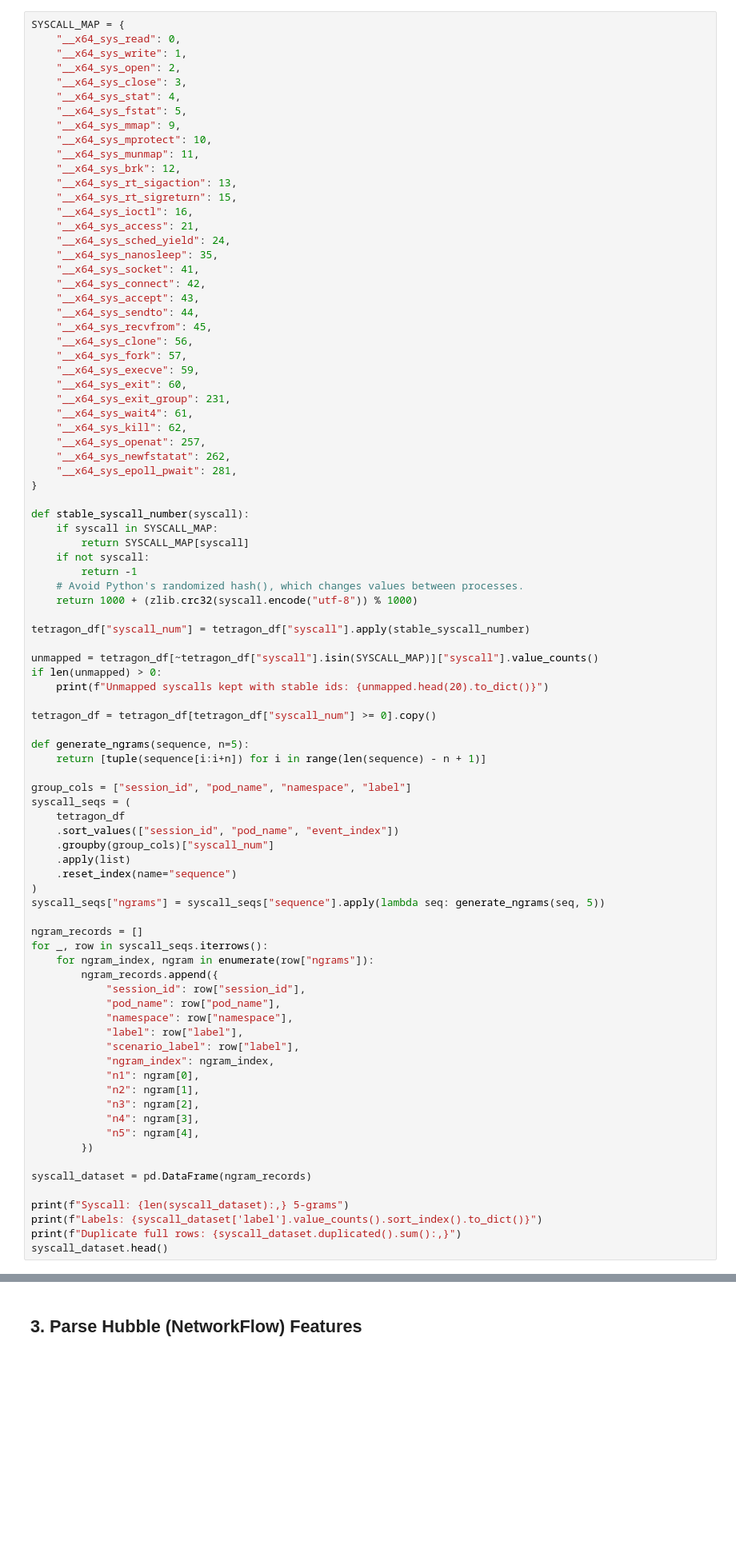
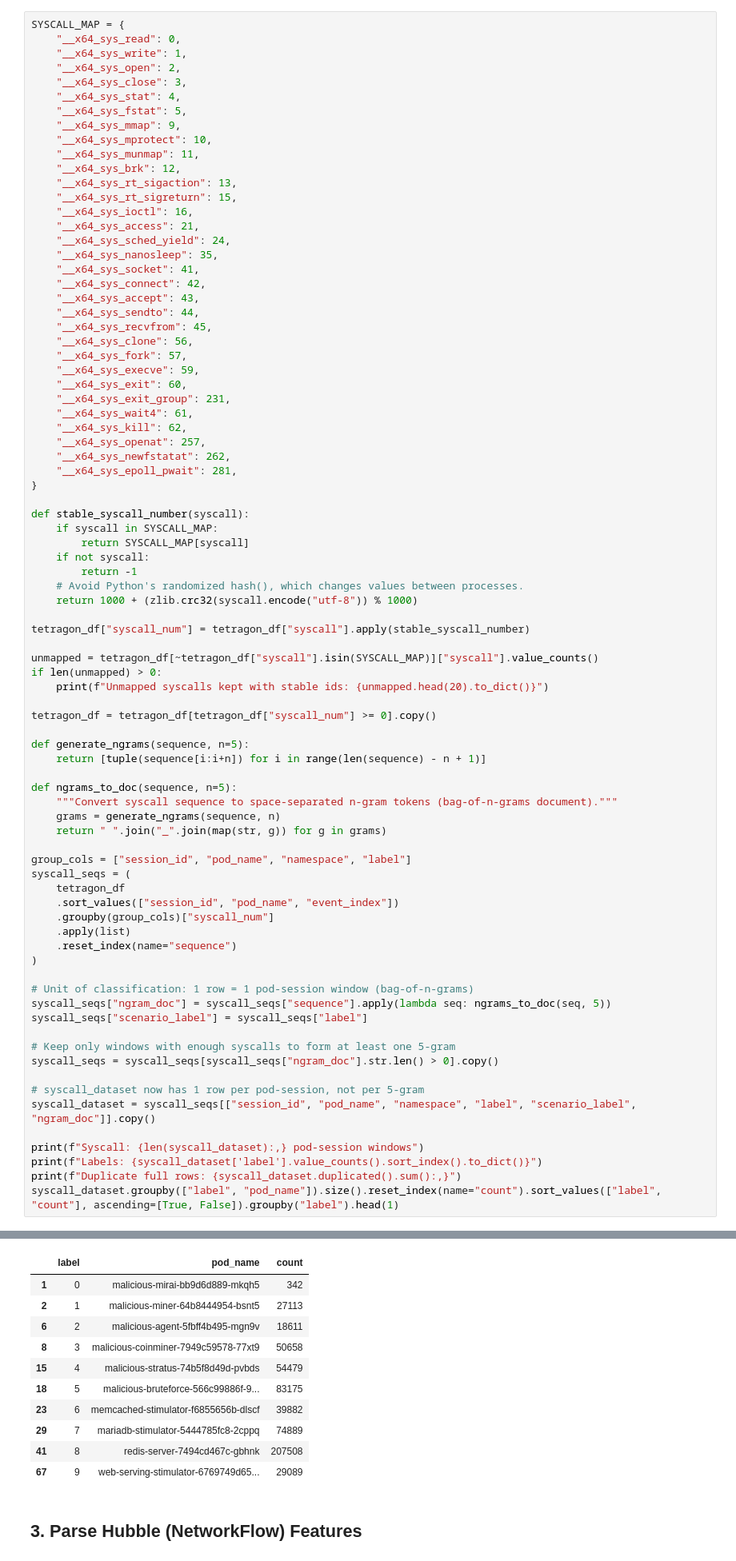
Before and after one commit to danielcristho/K-WATCH, a Jupyter notebook: feature_engineering/pre_processing.ipynb, the cells around one changed output, grey strips where cells are left out. Shown at 80% size. Saved outputs shown, nothing was run; the diff lists cells and outputs as text; blank space fills up the shorter version.

```diff
--- a/feature_engineering/pre_processing.ipynb
+++ b/feature_engineering/pre_processing.ipynb
@@ -286,6 +391,11 @@ tetragon_df = tetragon_df[tetragon_df["syscall_num"] >= 0].copy()
 def generate_ngrams(sequence, n=5):
     return [tuple(sequence[i:i+n]) for i in range(len(sequence) - n + 1)]
 
+def ngrams_to_doc(sequence, n=5):
+    """Convert syscall sequence to space-separated n-gram tokens (bag-of-n-grams document)."""
+    grams = generate_ngrams(sequence, n)
+    return " ".join("_".join(map(str, g)) for g in grams)
+
 group_cols = ["session_id", "pod_name", "namespace", "label"]
 syscall_seqs = (
     tetragon_df
@@ -294,28 +404,19 @@ syscall_seqs = (
     .apply(list)
     .reset_index(name="sequence")
 )
-syscall_seqs["ngrams"] = syscall_seqs["sequence"].apply(lambda seq: generate_ngrams(seq, 5))
 
-ngram_records = []
-for _, row in syscall_seqs.iterrows():
-    for ngram_index, ngram in enumerate(row["ngrams"]):
-        ngram_records.append({
-            "session_id": row["session_id"],
-            "pod_name": row["pod_name"],
-            "namespace": row["namespace"],
-            "label": row["label"],
-            "scenario_label": row["label"],
-            "ngram_index": ngram_index,
-            "n1": ngram[0],
-            "n2": ngram[1],
-            "n3": ngram[2],
-            "n4": ngram[3],
-            "n5": ngram[4],
-        })
+# Unit of classification: 1 row = 1 pod-session window (bag-of-n-grams)
+syscall_seqs["ngram_doc"] = syscall_seqs["sequence"].apply(lambda seq: ngrams_to_doc(seq, 5))
+syscall_seqs["scenario_label"] = syscall_seqs["label"]
 
-syscall_dataset = pd.DataFrame(ngram_records)
+# Keep only windows with enough syscalls to form at least one 5-gram
+syscall_seqs = syscall_seqs[syscall_seqs["ngram_doc"].str.len() > 0].copy()
 
-print(f"Syscall: {len(syscall_dataset):,} 5-grams")
+# syscall_dataset now has 1 row per pod-session, not per 5-gram
+syscall_dataset = syscall_seqs[["session_id", "pod_name", "namespace", "label", "scenario_label", "ngram_doc"]].copy()
+
+print(f"Syscall: {len(syscall_dataset):,} pod-session windows")
 print(f"Labels: {syscall_dataset['label'].value_counts().sort_index().to_dict()}")
 print(f"Duplicate full rows: {syscall_dataset.duplicated().sum():,}")
-syscall_dataset.head()
+syscall_dataset.groupby(["label", "pod_name"]).size().reset_index(name="count").sort_values(["label", "count"], ascending=[True, False]).groupby("label").head(1)
+# %% [output]
@@ -322,3 +426,14 @@ syscall_dataset.head()
+|  | label | pod_name | count |
+| 1 | 0 | malicious-mirai-bb9d6d889-mkqh5 | 342 |
+| 2 | 1 | malicious-miner-64b8444954-bsnt5 | 27113 |
+| 6 | 2 | malicious-agent-5fbff4b495-mgn9v | 18611 |
+| 8 | 3 | malicious-coinminer-7949c59578-77xt9 | 50658 |
+| 15 | 4 | malicious-stratus-74b5f8d49d-pvbds | 54479 |
+| 18 | 5 | malicious-bruteforce-566c99886f-9... | 83175 |
+| 23 | 6 | memcached-stimulator-f6855656b-dlscf | 39882 |
+| 29 | 7 | mariadb-stimulator-5444785fc8-2cppq | 74889 |
+| 41 | 8 | redis-server-7494cd467c-gbhnk | 207508 |
+| 67 | 9 | web-serving-stimulator-6769749d65... | 29089 |
 # %% [markdown]
 ## 3. Parse Hubble (NetworkFlow) Features
 # %%
```
Also changed, not shown: parts of 12 cells of this notebook, 46 other files.
